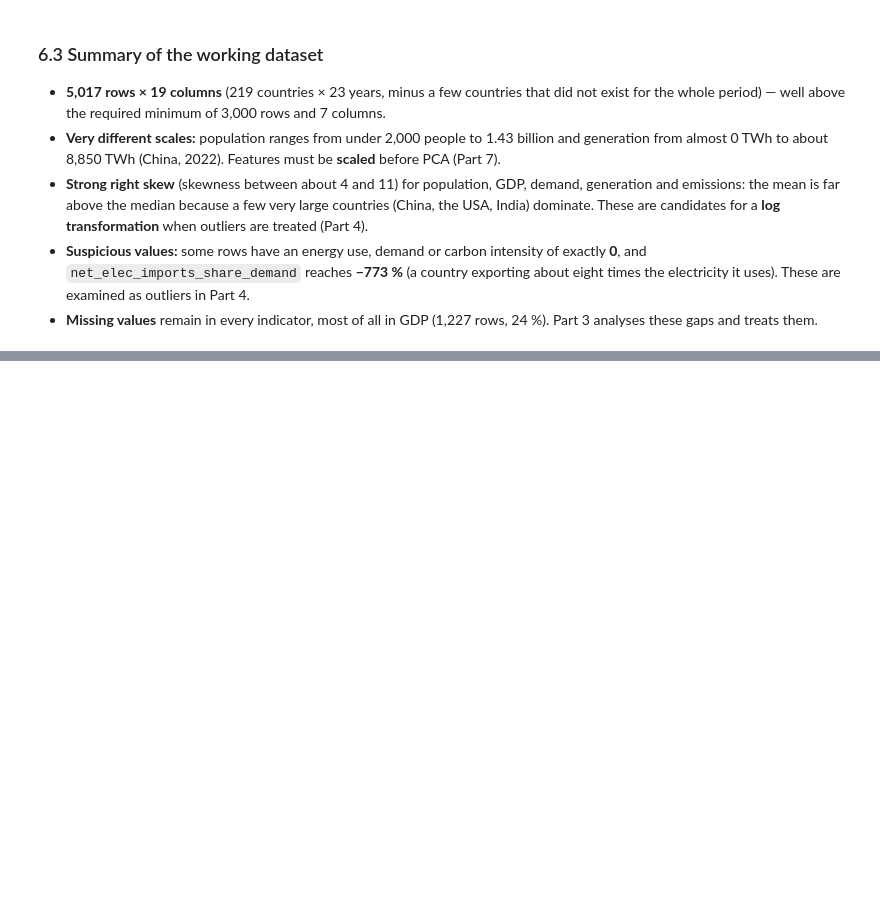
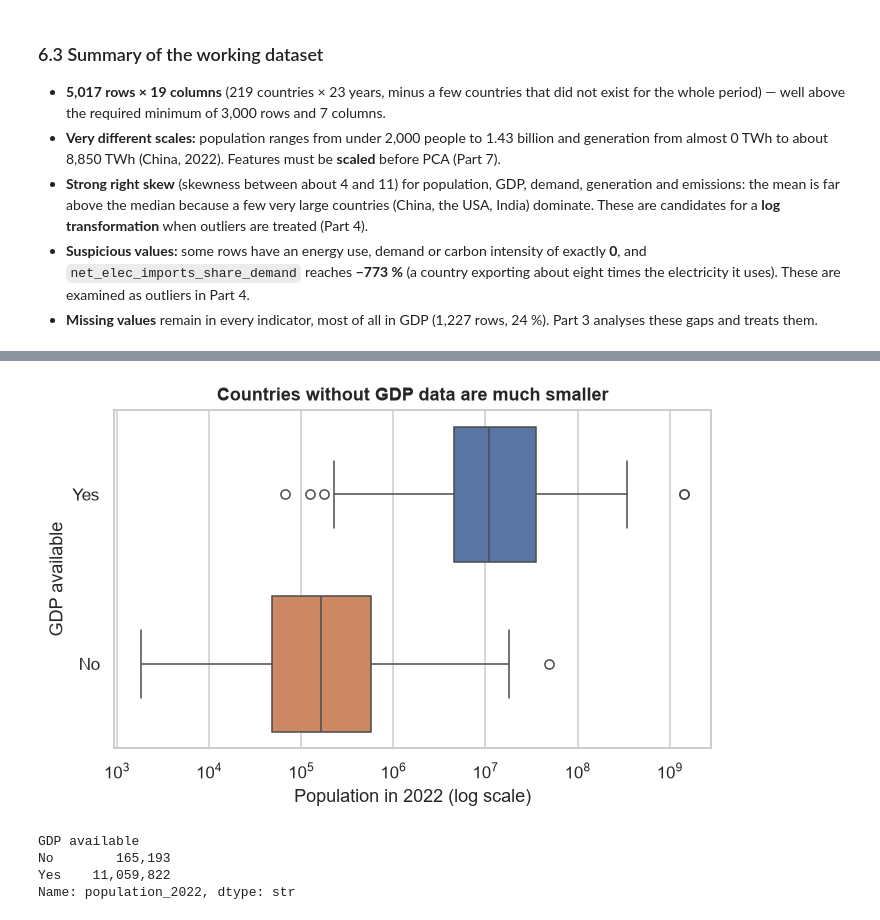
Before and after one commit to Md-Fahad2000/data_exploration_and_preparation_ca1, a Jupyter notebook: Energy_Transition_DEP.ipynb, the cells around one changed output, grey strips where cells are left out. Saved outputs shown, nothing was run; the diff lists cells and outputs as text; code cells hidden in the pictures; blank space fills up the shorter version.

```diff
--- a/Energy_Transition_DEP.ipynb
+++ b/Energy_Transition_DEP.ipynb
@@ -608,0 +646,10 @@ desc
+# %%
+# For every country, count the years with a GDP value (out of the years the country is in the data)
+gdp_years = df.groupby("country").agg(years=("year", "size"), gdp_years=("gdp", "count"))
+gdp_years["status"] = np.select(
+    [gdp_years["gdp_years"] == 0, gdp_years["gdp_years"] < gdp_years["years"]],
+    ["no GDP at all", "partly missing"], default="complete")
+print(gdp_years["status"].value_counts().to_string(), "\n")
+
+no_gdp = gdp_years.index[gdp_years["status"] == "no GDP at all"].tolist()
+print(f"{len(no_gdp)} countries never have a GDP value:\n", no_gdp)
@@ -608,0 +663,22 @@ desc
+# %%
+# Is the absence of GDP related to the size of the country? Compare median population (2022)
+pop22 = df[df["year"] == 2022].set_index("country")["population"]
+size_cmp = pd.DataFrame({"population_2022": pop22,
+                         "GDP available": np.where(pop22.index.isin(no_gdp), "No", "Yes")})
+
+fig, ax = plt.subplots(figsize=(7, 4))
+sns.boxplot(data=size_cmp, x="population_2022", y="GDP available", log_scale=True, ax=ax,
+            hue="GDP available", palette={"No": "#DD8452", "Yes": "#4C72B0"},
+            order=["Yes", "No"], legend=False)
+ax.set_xlabel("Population in 2022 (log scale)")
+ax.set_title("Countries without GDP data are much smaller")
+save_fig(fig, "fig03_gdp_missingness_vs_population")
+plt.show()
+
+print(size_cmp.groupby("GDP available")["population_2022"].median().map("{:,.0f}".format))
+# %% [output]
+[figure, added]
+GDP available
+No        165,193
+Yes    11,059,822
+Name: population_2022, dtype: str
```
Also changed, not shown: parts of 25 cells of this notebook, 2 other files.
